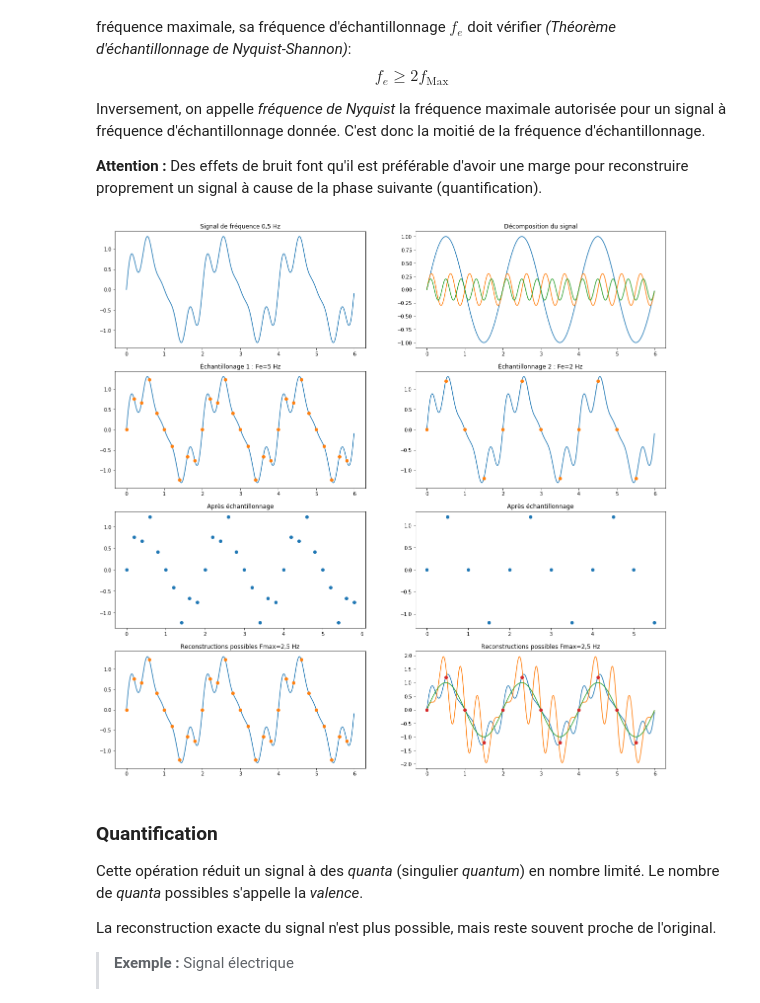
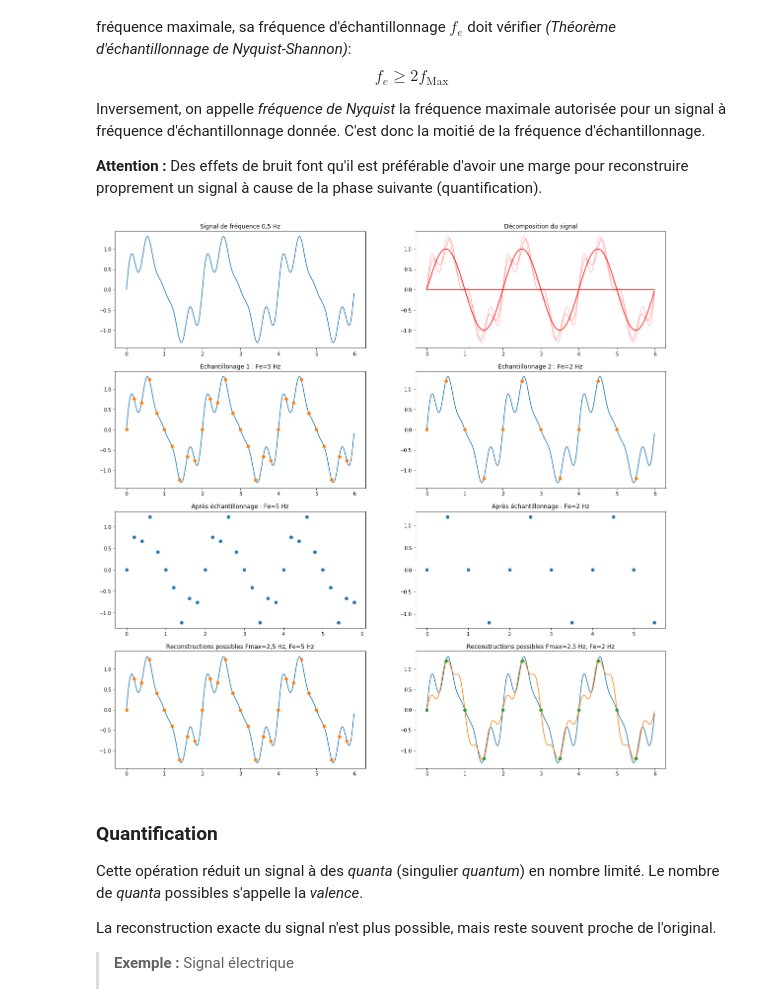
Before and after one commit to jcdubacq/iutv-info-m1101, a Jupyter notebook: M1101-A1.ipynb, the cells around one changed output. Cells and saved outputs as stored; diff of their text form; code cells hidden in the pictures.

```diff
--- a/M1101-A1.ipynb
+++ b/M1101-A1.ipynb
@@ -506,8 +506,8 @@ offsets=[0,1,2,3]
 ximg=[x for x in offsets]
 ximg=ximg+ximg
 step=4
-for p in range(0,len(steps)):
-    plt.subplot(2,len(steps),p+1)
+for p in range(0,len(offsets)):
+    plt.subplot(2,len(offsets),p+1)
     offset=offsets[p]
     plt.title('Offset '+str(offset))
     ximg[p]=img.copy()
@@ -548,52 +548,76 @@ import numpy as np
 
 plt.rcParams["figure.figsize"] = [20,20]
 
+spectre=[0.0,1.0,.0,.0,.3,.2]
+
 def signal(x):
-    return np.sin(x*np.pi)+.3*np.sin(4*x*np.pi)+.2*np.sin(5*x*np.pi)
-def signal2(x):
-    return np.sin(x*np.pi)+.2*np.sin(2*x*np.pi)-.8*np.sin(4*x*np.pi)+.6*np.sin(5*x*np.pi)
-def signal3(x):
-    return np.sin(x*np.pi)
+    sum = np.full_like(x,spectre[0])
+    for i in range(1,len(spectre)):
+        sum = sum + spectre[i]*np.sin(i*x*np.pi)
+    return sum
+def subsignal(x,y):
+    if y == 0:
+        sum = np.full_like(x,spectre[0])
+    else:
+        sum = np.full_like(x,0.0)
+    for i in [y]:
+        sum = sum + spectre[i]*np.sin(i*x*np.pi)
+    return sum
+def psignal(x,y):
+    if y>0:
+        sum = np.full_like(x,spectre[0])
+    else:
+        sum = np.full_like(x,0.0)
+    for i in range(1,min(len(spectre),y+1)):
+        sum = sum + spectre[i]*np.sin(i*x*np.pi)
+    return sum
 
 t = np.arange(0.0, 6.0, 0.01)
-t1 = np.arange(0.0, 6.0, 0.2)
-t2 = np.arange(0.0, 6.0, 0.5)
+t1 = np.arange(0.0, 6.0, 0.2) # 5 Hz
+t2 = np.arange(0.0, 6.0, 0.5) # 2 Hz
 
 plt.subplot(421)
 plt.title('Signal de fréquence 0,5 Hz')
 plt.plot(t, signal(t))
 plt.subplot(423)
 plt.title('Échantillonage 1 : Fe=5 Hz')
 plt.plot(t, signal(t))
 plt.plot(t1, signal(t1),"o")
 plt.subplot(425)
-plt.title('Après échantillonnage')
+plt.title('Après échantillonnage : Fe=5 Hz')
 plt.plot(t1, signal(t1),"o")
 plt.subplot(427)
-plt.title('Reconstructions possibles Fmax=2,5 Hz')
+plt.title('Reconstructions possibles Fmax=2,5 Hz, Fe=5 Hz')
 plt.plot(t, signal(t))
 plt.plot(t1, signal(t1),"o")
 plt.subplot(422)
 plt.title('Décomposition du signal')
-plt.plot(t, np.sin(t*np.pi))
-plt.plot(t, .3*np.sin(4*t*np.pi))
-plt.plot(t, .2*np.sin(5*t*np.pi))
+n=0
+for i in range(0,len(spectre)):
+    if spectre[i]!=0.0:
+        n=n+1
+    plt.plot(t, psignal(t,i),color=(1.0,0.0,0.0,1.0/(1+n)))
 plt.subplot(424)
 plt.title('Échantillonnage 2 : Fe=2 Hz')
 plt.plot(t, signal(t))
 plt.plot(t2, signal(t2),"o")
 plt.subplot(426)
-plt.title('Après échantillonnage')
+plt.title('Après échantillonnage : Fe=2 Hz')
 plt.plot(t2, signal(t2),"o")
 plt.subplot(428)
-plt.title('Reconstructions possibles Fmax=2,5 Hz')
+plt.title('Reconstructions possibles Fmax=2,5 Hz, Fe=2 Hz')
 plt.plot(t, signal(t))
-plt.plot(t, signal2(t))
-plt.plot(t, signal3(t))
+ss=[i for i in spectre]
+for k in [1]:
+    for ray in [2,4]:
+        while abs(ss[ray]-spectre[ray])<0.01:
+            spectre[ray]=random.choice([1.0,-1.0])*random.choice([0.5,0.4,0.3,0.2,0.1,0.0])
+    plt.plot(t, signal(t))
+    spectre=[i for i in ss]
 plt.plot(t2, signal(t2),"o")
 plt.show()
 # %% [output]
-[figure, old version]
+[figure, new version]
 # %% [markdown]
 ### Quantification
 
```
Also changed, not shown: parts of 7 cells of this notebook, 3 other files.
